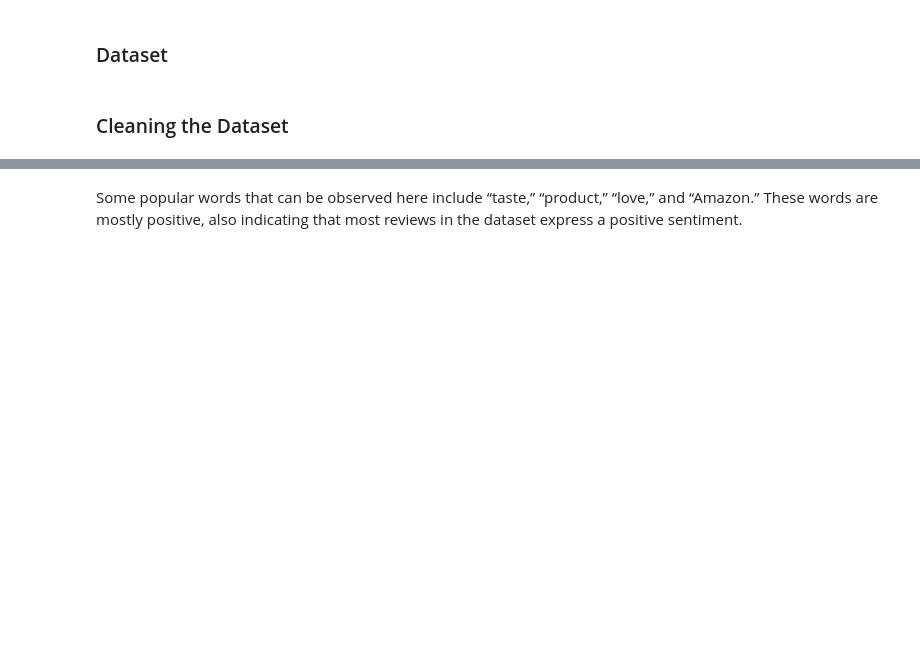
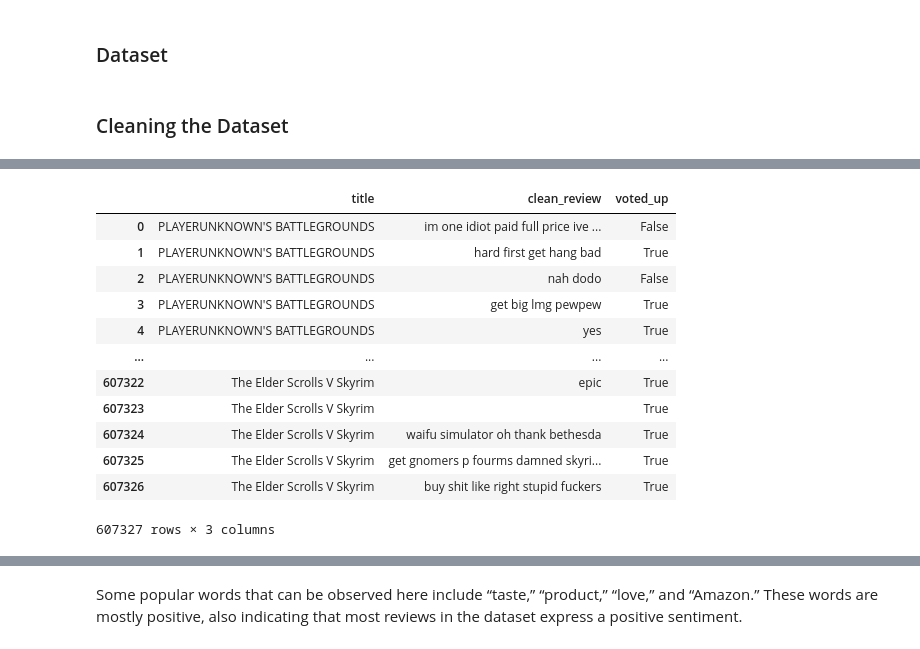
Before and after one commit to pyaepyaelily/videoGame, a Jupyter notebook: videoGame.ipynb, the cells around one changed output, grey strips where cells are left out. Drawn from its saved outputs; the diff is of its cells as text; code cells hidden in the pictures; blank space fills up the shorter version.

```diff
--- a/videoGame.ipynb
+++ b/videoGame.ipynb
@@ -109,0 +157,18 @@ df = pd.concat(chunks)
+# %%
+reviewsCleanDF = pd.concat([reviewsDF, reviews], axis=1)
+reviewsCleanDF = reviewsCleanDF[['title', 'clean_review', 'voted_up']]
+reviewsCleanDF
+# %% [output]
+|  | title | clean_review | voted_up |
+| 0 | PLAYERUNKNOWN'S BATTLEGROUNDS | im one idiot paid full price ive ... | False |
+| 1 | PLAYERUNKNOWN'S BATTLEGROUNDS | hard first get hang bad | True |
+| 2 | PLAYERUNKNOWN'S BATTLEGROUNDS | nah dodo | False |
+| 3 | PLAYERUNKNOWN'S BATTLEGROUNDS | get big lmg pewpew | True |
+| 4 | PLAYERUNKNOWN'S BATTLEGROUNDS | yes | True |
+| ... | ... | ... | ... |
+| 607322 | The Elder Scrolls V Skyrim | epic | True |
+| 607323 | The Elder Scrolls V Skyrim |  | True |
+| 607324 | The Elder Scrolls V Skyrim | waifu simulator oh thank bethesda | True |
+| 607325 | The Elder Scrolls V Skyrim | get gnomers p fourms damned skyri... | True |
+| 607326 | The Elder Scrolls V Skyrim | buy shit like right stupid fuckers | True |
+607327 rows × 3 columns
```
Also changed, not shown: parts of 30 cells of this notebook.
